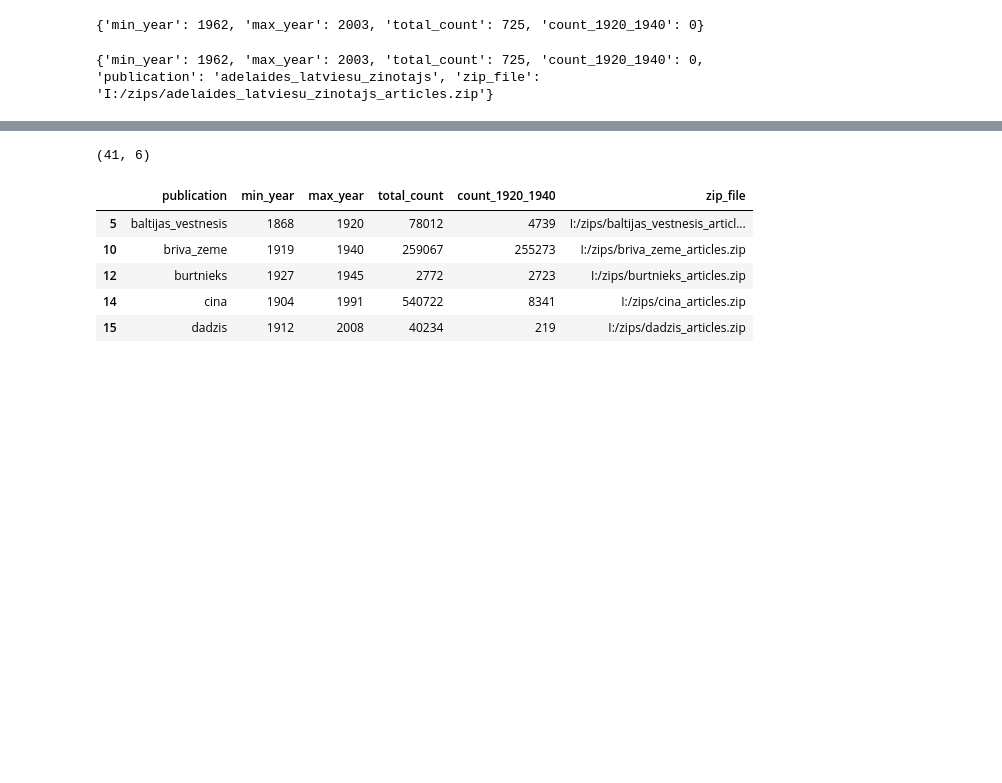
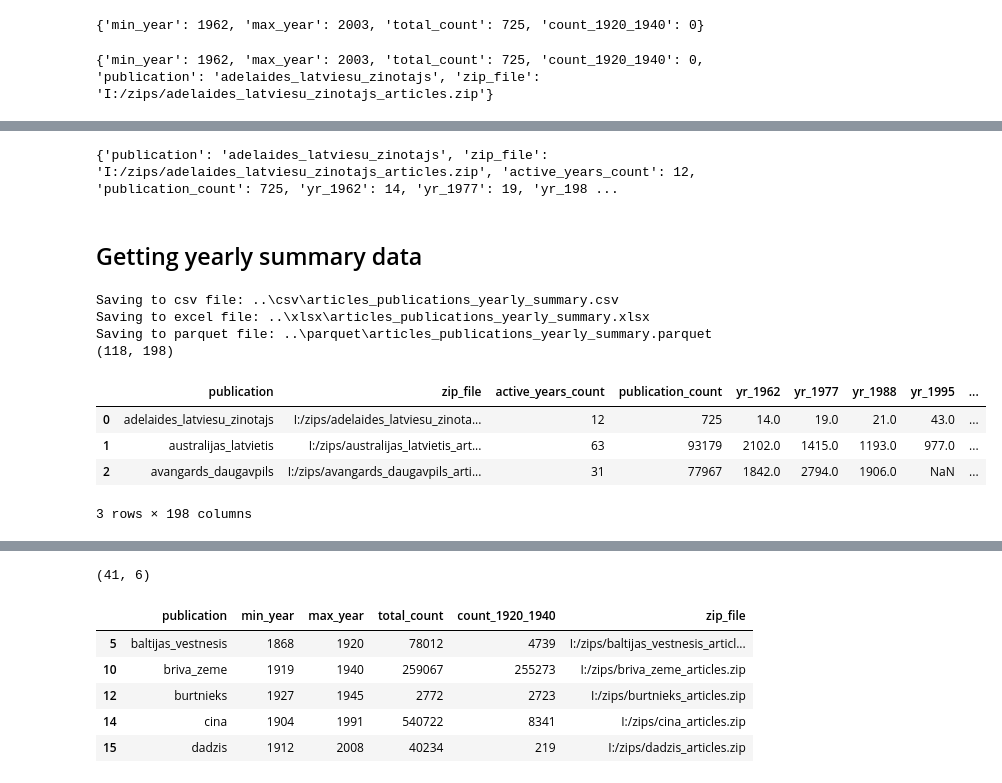
Before and after one commit to ValRCS/lnb_transports, a Jupyter notebook: notebooks/Gathering_Stats_Periodicals.ipynb, the cells around one changed output, grey strips where cells are left out. Drawn from its saved outputs; the diff is of its cells as text; code cells hidden in the pictures; blank space fills up the shorter version.

Commit message:
Gathering full stats on periodicals

```diff
--- a/notebooks/Gathering_Stats_Periodicals.ipynb
+++ b/notebooks/Gathering_Stats_Periodicals.ipynb
@@ -141,0 +166,65 @@ print(zip_summary)
+# %%
+# let's create a function that given a zip file will return year counts in that zip
+# in addition the dictionary will contain key publication that will contain zip file stem
+# also there will be key zip_file that will contain full path to zip file in posix format
+def get_zip_year_counts(zip_file: Path, remove="_articles") -> dict:
+    file_names = get_file_names(zip_file)
+    titles_and_years = get_titles_and_years(file_names)
+    year_counts = {}
+    year_counts["publication"] = zip_file.stem
+    # let's remove from publication name
+    year_counts["publication"] = year_counts["publication"].replace(remove, "")
+    # let us also add full zip file path without PosixPath using forward slashes
+    year_counts["zip_file"] = zip_file.as_posix()
+    # now let's update year_counts with results from get_year_counts
+    year_counts.update(get_year_counts(titles_and_years))
+
+    return year_counts
+
+# let's test this function
+year_counts = get_zip_year_counts(z_file)
+print(year_counts)
+# %% [output]
+{'publication': 'adelaides_latviesu_zinotajs', 'zip_file': 'I:/zips/adelaides_latviesu_zinotajs_articles.zip', 'active_years_count': 12, 'publication_count': 725, 'yr_1962': 14, 'yr_1977': 19, 'yr_198 ...
+# %%
+# now let us write a function that will take a list of zip files and return a DataFrame with year counts along with publication name and full zip file path
+def get_all_year_counts(zip_files: list,
+                        remove_postfix="_articles",
+                        csv_file = Path("../csv/articles_publications_yearly_summary.csv"),
+                        excel_file = Path("../xlsx/articles_publications_yearly_summary.xlsx"),
+                        parquet_file = Path("../parquet/articles_publications_yearly_summary.parquet")
+                        ) -> pd.DataFrame:
+
+    all_year_counts = [get_zip_year_counts(zip_file, remove=remove_postfix) for zip_file in tqdm(zip_files)]
+    df = pd.DataFrame(all_year_counts)
+    # save to csv
+    if csv_file:
+        print(f"Saving to csv file: {csv_file}")
+        df.to_csv(csv_file, index=False)
+    # save to excel
+    if excel_file:
+        print(f"Saving to excel file: {excel_file}")
+        df.to_excel(excel_file, index=False)
+    # save to parquet
+    if parquet_file:
+        print(f"Saving to parquet file: {parquet_file}")
+        df.to_parquet(parquet_file, index=False)
+    return df
+# %% [markdown]
+## Getting yearly summary data
+# %%
+df = get_all_year_counts(files)
+# shape
+print(df.shape)
+# first 3 rows
+df.head(3)
+# %% [output]
+Saving to csv file: ..\csv\articles_publications_yearly_summary.csv
+Saving to excel file: ..\xlsx\articles_publications_yearly_summary.xlsx
+Saving to parquet file: ..\parquet\articles_publications_yearly_summary.parquet
+(118, 198)
+|  | publication | zip_file | active_years_count | publication_count | yr_1962 | yr_1977 | yr_1988 | yr_1995 | ... |
+| 0 | adelaides_latviesu_zinotajs | I:/zips/adelaides_latviesu_zinota... | 12 | 725 | 14.0 | 19.0 | 21.0 | 43.0 | ... |
+| 1 | australijas_latvietis | I:/zips/australijas_latvietis_art... | 63 | 93179 | 2102.0 | 1415.0 | 1193.0 | 977.0 | ... |
+| 2 | avangards_daugavpils | I:/zips/avangards_daugavpils_arti... | 31 | 77967 | 1842.0 | 2794.0 | 1906.0 | NaN | ... |
+3 rows × 198 columns
```
Also changed, not shown: parts of 16 cells of this notebook.
